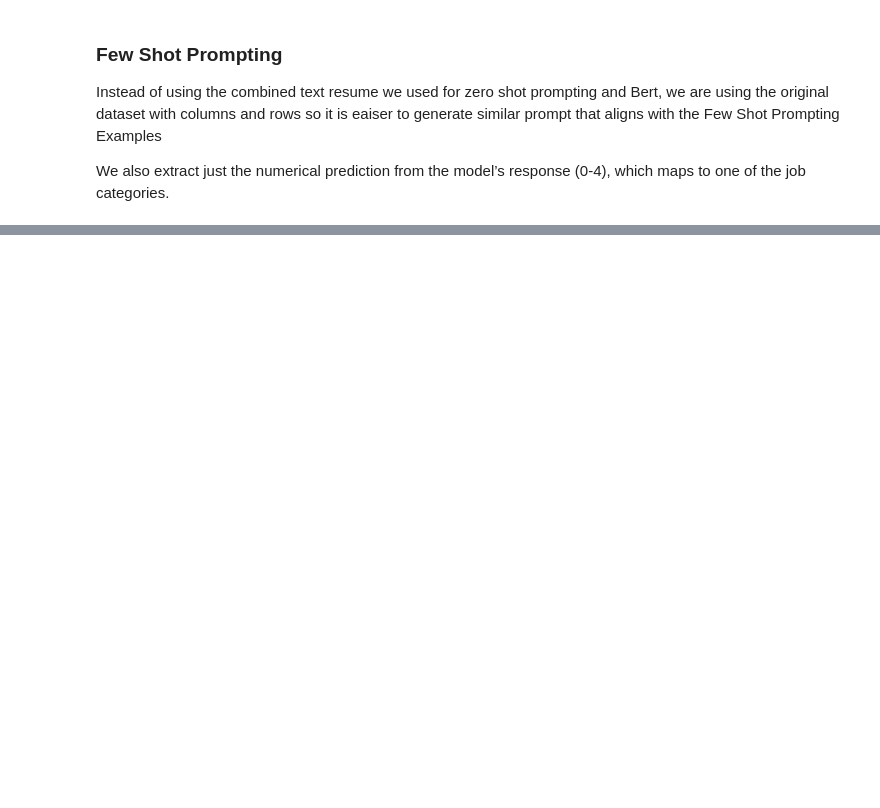
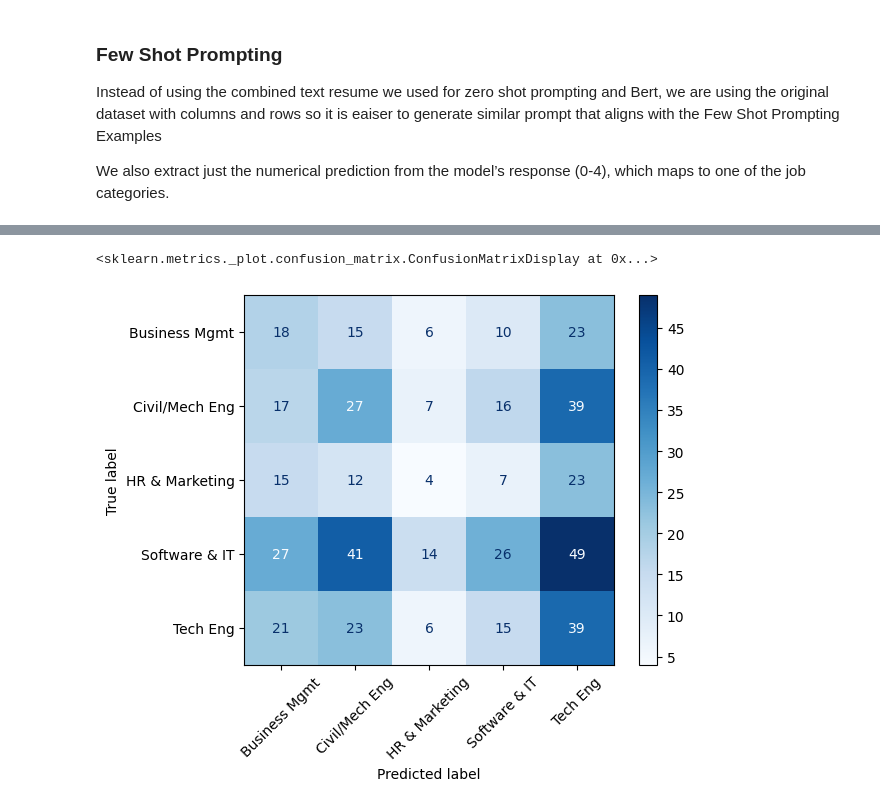
Before and after one commit to anorazhu/NLP-Project, a Jupyter notebook: NLP_Project.ipynb, the cells around one changed output, grey strips where cells are left out. Drawn from its saved outputs; the diff is of its cells as text; code cells hidden in the pictures; blank space fills up the shorter version.

```diff
--- a/NLP_Project.ipynb
+++ b/NLP_Project.ipynb
@@ -1048,3 +795,17 @@ y_sampled = label_encoder.transform(resume_sampled_df['job_category'])
+# %%
+from sklearn.feature_extraction.text import TfidfVectorizer
+# Assume 'df' is already cleaned and ready
+label_encoder = LabelEncoder()
+df['label'] = label_encoder.fit_transform(df['job_category'])
+
+# 1. Train-Test Split for the original DataFrame
+df_train, df_test = train_test_split(df, test_size=0.2, random_state=42, stratify=df['label'])
+
+# 2. Sample 100 resumes from the train set (preserving original features)
+resume_sampled_df = df_train.sample(n=500, random_state=42).reset_index(drop=True)
+
+# 3. Get the true labels
+y_sampled = resume_sampled_df['label'].tolist()
 # %%
 few_shot_intro = (
     "Based on the following resume details, predict the job category from the following options:\n"
@@ -1166,0 +1135,19 @@ Civil and Mechanical Engineering       0.16      0.18      0.17       100
+# %%
+from sklearn.metrics import confusion_matrix, ConfusionMatrixDisplay
+
+# Filter valid predictions if necessary
+valid_indices = [i for i, p in enumerate(predictions) if p != "ERROR"]
+y_true = [resume_sampled_df["label"][i] for i in valid_indices]
+y_pred = [int(predictions[i]) for i in valid_indices]
+
+# Create the confusion matrix
+cm = confusion_matrix(y_true, y_pred)
+
+# Plot it
+disp = ConfusionMatrixDisplay(confusion_matrix=cm, display_labels=[
+    "Business Mgmt", "Civil/Mech Eng", "HR & Marketing", "Software & IT", "Tech Eng"
+])
+disp.plot(cmap="Blues", xticks_rotation=45)
+# %% [output]
+<sklearn.metrics._plot.confusion_matrix.ConfusionMatrixDisplay at 0x...>
+[figure, added]
```
Also changed, not shown: parts of 21 cells of this notebook, 1 other file.
